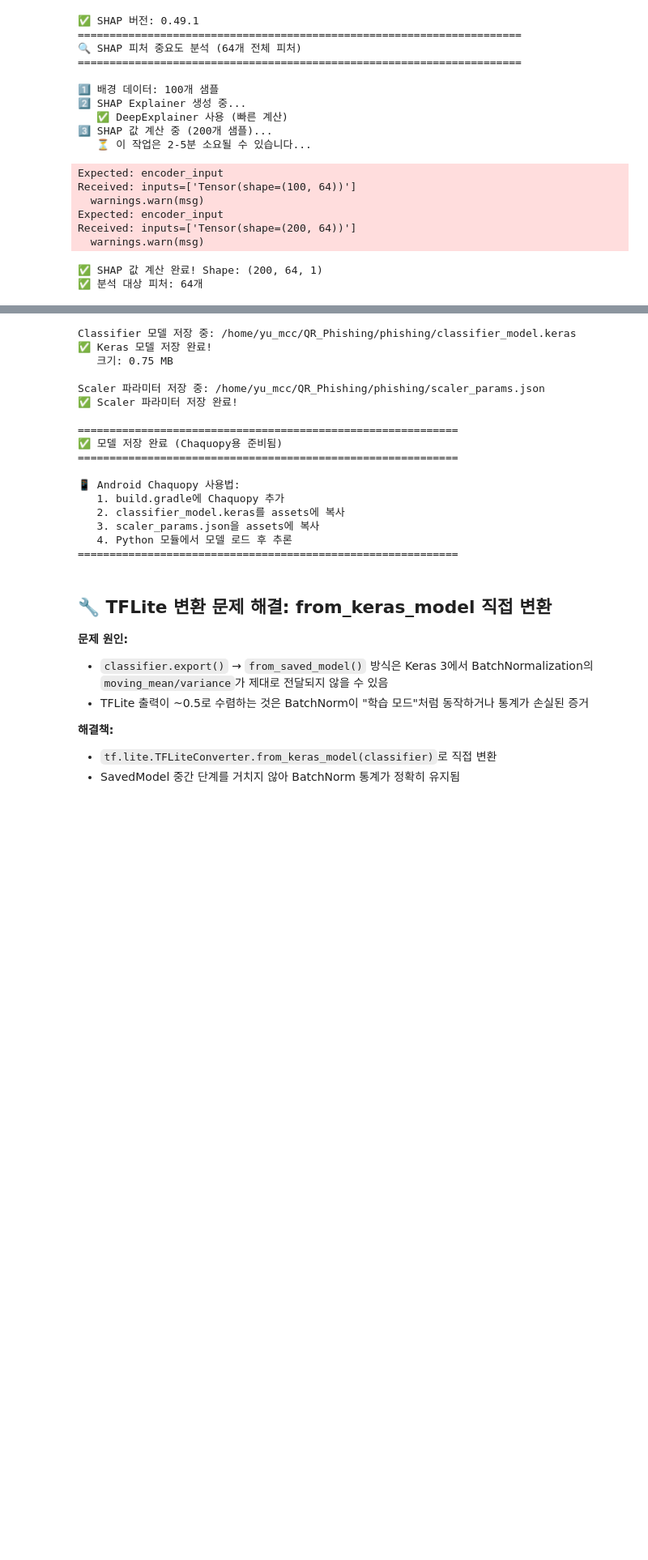
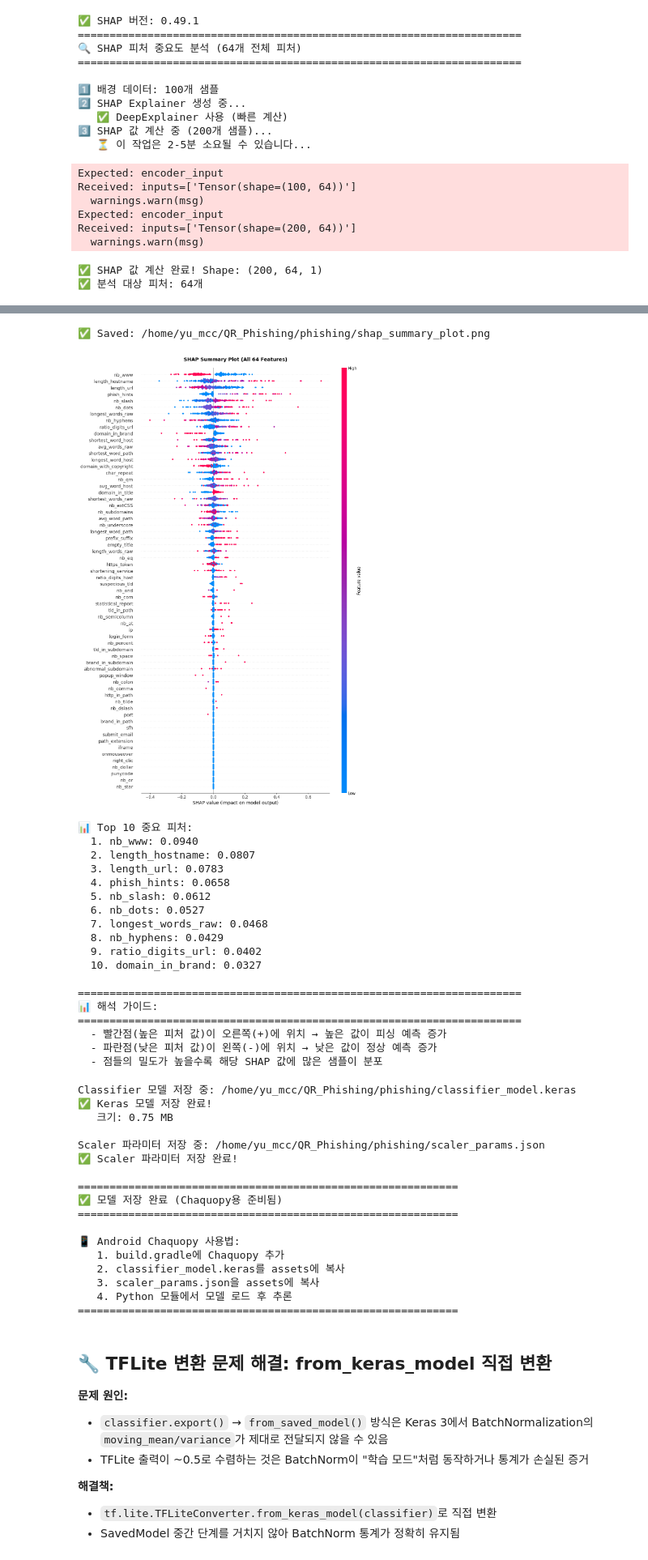
Before and after one commit to Seungminnni/QR_Phishing, a Jupyter notebook: phishing/embedding_model.ipynb, the cells around one changed output, grey strips where cells are left out. Shown at 81% size. Drawn from its saved outputs; the diff is of its cells as text; code cells hidden in the pictures; blank space fills up the shorter version.

```diff
--- a/phishing/embedding_model.ipynb
+++ b/phishing/embedding_model.ipynb
@@ -1141,0 +1052,58 @@ URL & Security
+# %%
+# ===== 12-3) SHAP Summary Plot (shap.summary_plot 사용) =====
+import shap
+import matplotlib.pyplot as plt
+import os
+
+OUTPUT_DIR = "/home/yu_mcc/QR_Phishing/phishing"
+
+print("="*70)
+print("SHAP Summary Plot (All 64 Features)")
+print("="*70)
+
+# SHAP 값 shape 확인 및 2D로 변환
+print(f"원본 SHAP values shape: {shap_values.shape}")
+
+# 3D인 경우 2D로 squeeze
+if len(shap_values.shape) == 3:
+    shap_values_2d = shap_values.squeeze()
+    print(f"Squeezed SHAP values shape: {shap_values_2d.shape}")
+else:
+    shap_values_2d = shap_values
+
+print(f"X_test_sample shape: {X_test_sample.shape}")
+print(f"Feature names: {len(feature_names)}개")
+
+# shap.summary_plot 직접 사용 (점들이 자연스럽게 겹쳐서 밀도 표시)
+plt.figure(figsize=(12, 18))
+shap.summary_plot(
+    shap_values_2d,
+    X_test_sample,
+    feature_names=feature_names,
+    max_display=64,  # 64개 전체 피처 표시
+    show=False,
+    plot_size=None
+)
+plt.title('SHAP Summary Plot (All 64 Features)', fontsize=14, fontweight='bold', pad=20)
+plt.tight_layout()
+
+# 저장
+dot_plot_path = os.path.join(OUTPUT_DIR, 'shap_summary_plot.png')
+plt.savefig(dot_plot_path, dpi=200, bbox_inches='tight')
+print(f"✅ Saved: {dot_plot_path}")
+plt.show()
+
+# Top 10 피처 출력
+mean_abs_shap = np.mean(np.abs(shap_values_2d), axis=0).flatten()
+sorted_idx = list(np.argsort(mean_abs_shap)[::-1])
+print(f"\n📊 Top 10 중요 피처:")
+for i, idx in enumerate(sorted_idx[:10]):
+    print(f"  {i+1}. {feature_names[idx]}: {mean_abs_shap[idx]:.4f}")
+
+print("\n" + "="*70)
+print("📊 해석 가이드:")
+print("="*70)
+print("  - 빨간점(높은 피처 값)이 오른쪽(+)에 위치 → 높은 값이 피싱 예측 증가")
+print("  - 파란점(낮은 피처 값)이 왼쪽(-)에 위치 → 낮은 값이 정상 예측 증가")
+print("  - 점들의 밀도가 높을수록 해당 SHAP 값에 많은 샘플이 분포")
+# %% [output]
@@ -1142,3 +1117,23 @@ URL & Security
+✅ Saved: /home/yu_mcc/QR_Phishing/phishing/shap_summary_plot.png
+[figure, added]
+📊 Top 10 중요 피처:
+  1. nb_www: 0.0940
+  2. length_hostname: 0.0807
+  3. length_url: 0.0783
+  4. phish_hints: 0.0658
+  5. nb_slash: 0.0612
+  6. nb_dots: 0.0527
+  7. longest_words_raw: 0.0468
+  8. nb_hyphens: 0.0429
+  9. ratio_digits_url: 0.0402
+  10. domain_in_brand: 0.0327
+
+======================================================================
+📊 해석 가이드:
+======================================================================
+  - 빨간점(높은 피처 값)이 오른쪽(+)에 위치 → 높은 값이 피싱 예측 증가
+  - 파란점(낮은 피처 값)이 왼쪽(-)에 위치 → 낮은 값이 정상 예측 증가
+  - 점들의 밀도가 높을수록 해당 SHAP 값에 많은 샘플이 분포
 # %%
 # ===== 13) 모델 저장 (Keras 모델 + Scaler) =====
 # ⭐ Chaquopy를 사용하여 코틀린에서 직접 케라스 모델 로드
```
Also changed, not shown: parts of 3 cells of this notebook, 2 other files.
